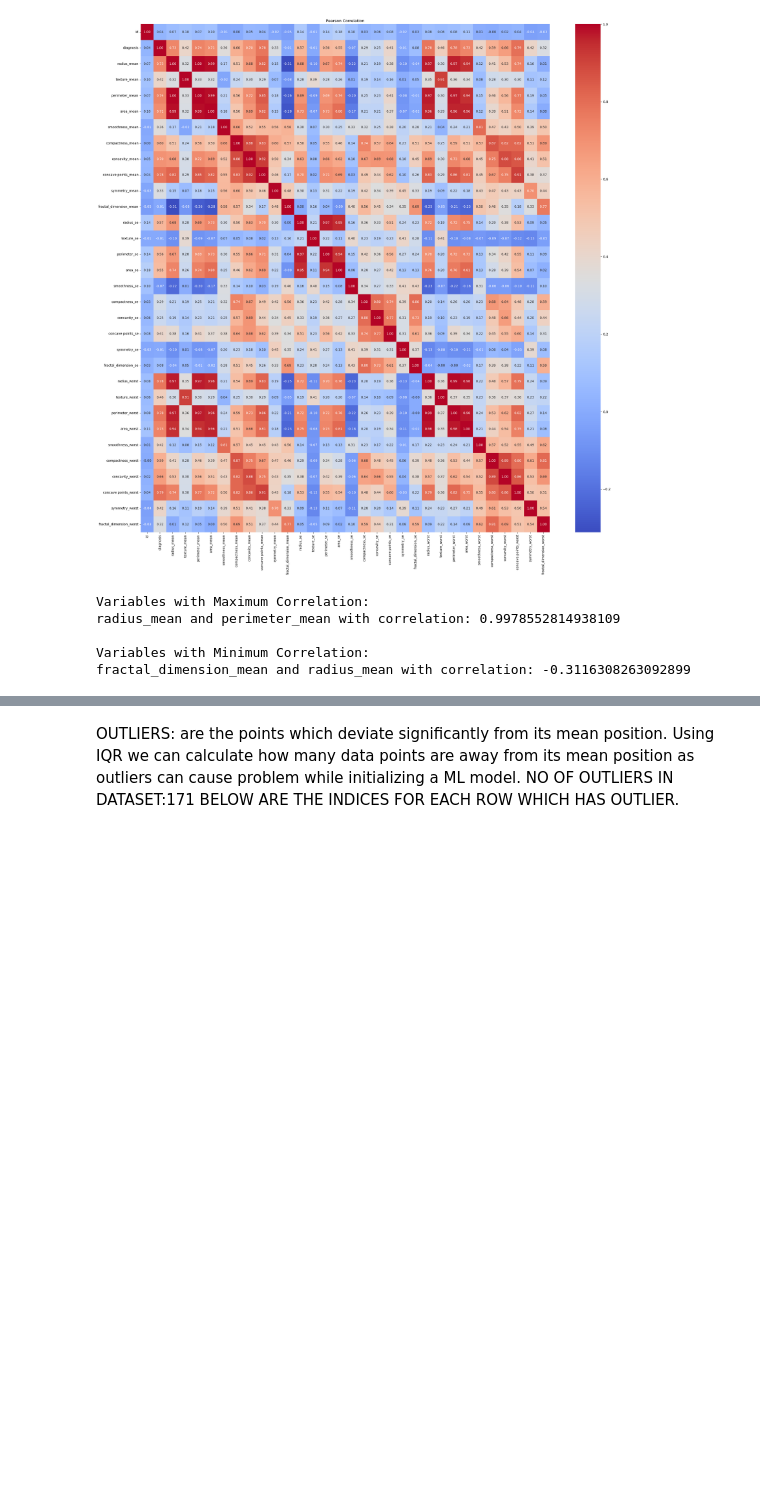
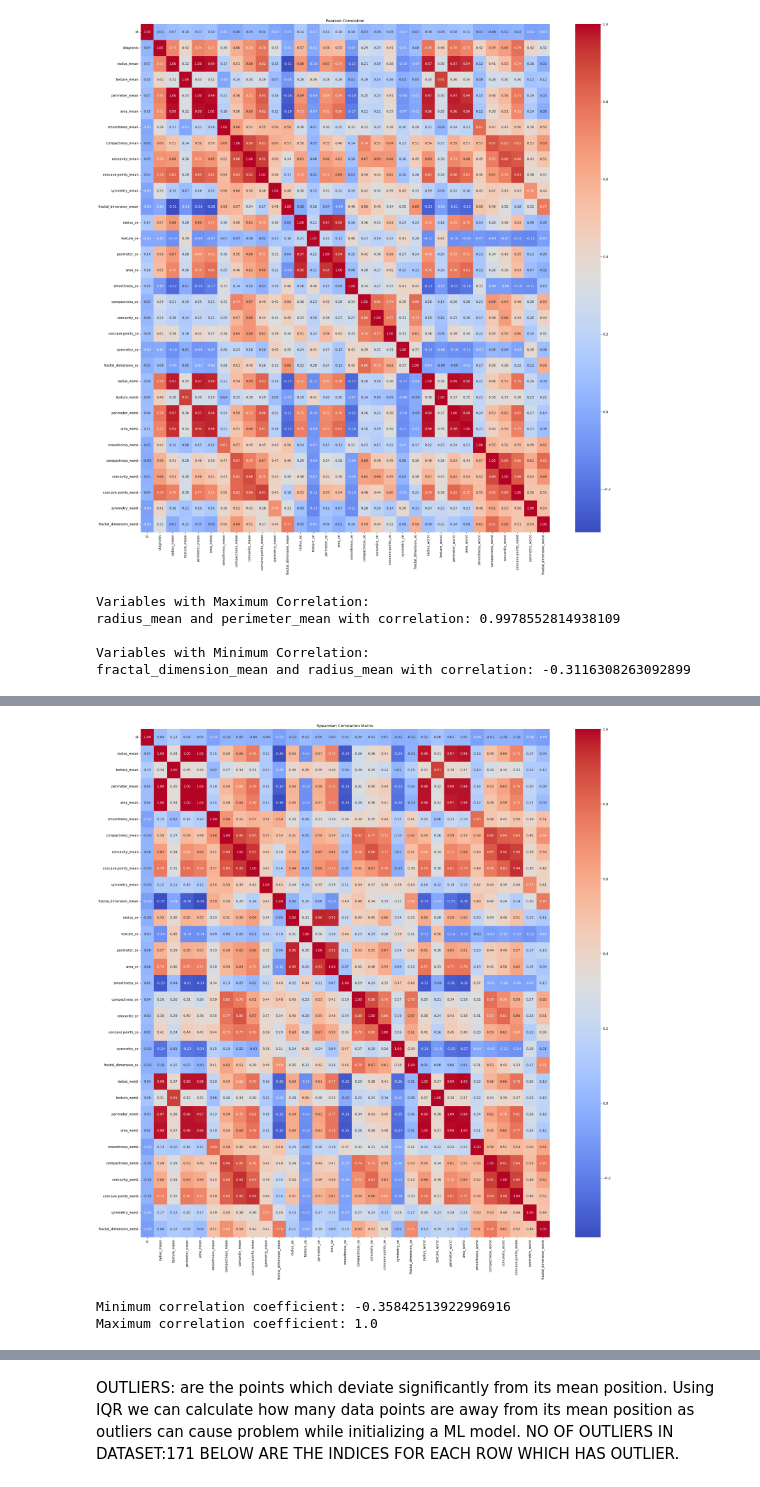
Before and after one commit to SrijanShovit/HealthLearning, a Jupyter notebook: Breast Cancer Prediction/Breast Cancer Prediction (1).ipynb, the cells around one changed output, grey strips where cells are left out. Cells and saved outputs as stored; diff of their text form; code cells hidden in the pictures; blank space fills up the shorter version.

```diff
--- a/Breast Cancer Prediction/Breast Cancer Prediction (3).ipynb
+++ b/Breast Cancer Prediction/Breast Cancer Prediction (1).ipynb
@@ -317,0 +334,19 @@ fractal_dimension_mean and radius_mean with correlation: -0.3116308263092899
+# %%
+# Compute Spearman correlation matrix
+spearman_corr = df.corr(method='spearman')
+
+# Plotting Spearman Correlation Matrix
+plt.figure(figsize=(28, 28))
+sns.heatmap(spearman_corr, annot=True, cmap='coolwarm', fmt=".2f")
+plt.title('Spearman Correlation Matrix')
+plt.show()
+# Find min and max correlation coefficients
+min_corr = spearman_corr.min().min()
+max_corr = spearman_corr.max().max()
+
+print("Minimum correlation coefficient:", min_corr)
+print("Maximum correlation coefficient:", max_corr)
+# %% [output]
+[figure, added]
+Minimum correlation coefficient: -0.35842513922996916
+Maximum correlation coefficient: 1.0
```
Also changed, not shown: parts of 24 cells of this notebook.
